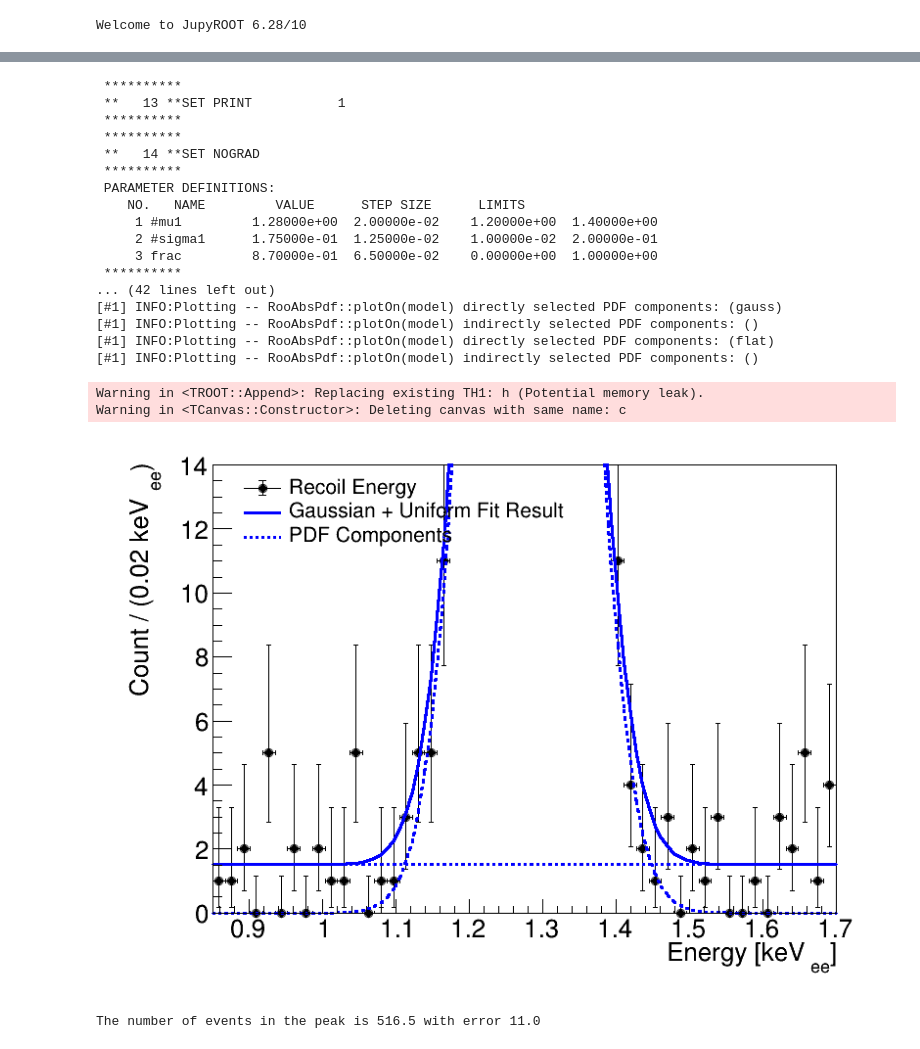
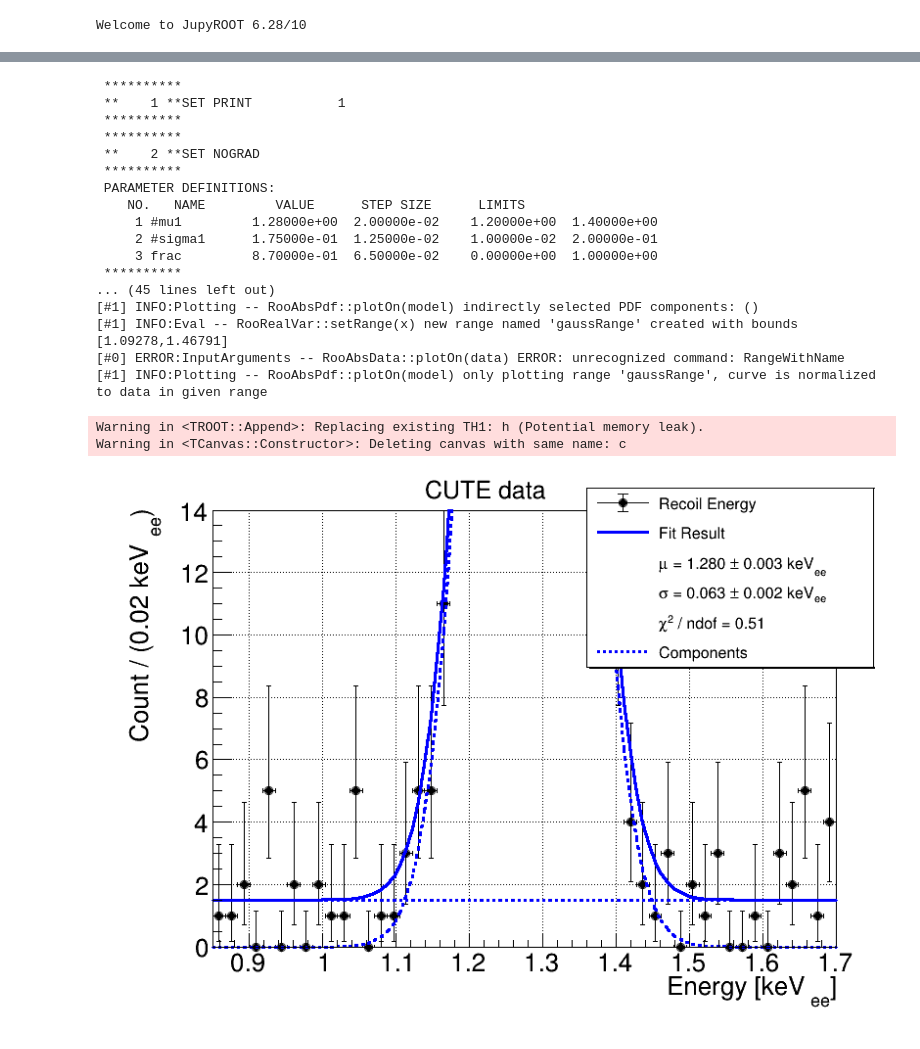
Before and after one commit to perry5334/CDMS, a Jupyter notebook: notebooks/CUTE/Ge71_Lines/GeCalib_SignalYield_CUTE.ipynb, the cells around one changed output, grey strips where cells are left out. Saved outputs shown, nothing was run; the diff lists cells and outputs as text; code cells hidden in the pictures.

Commit message:
Updates to fitting notebooks to measure peak vs. tail magnitude

```diff
--- a/notebooks/CUTE/Ge71_Lines/GeCalib_SignalYield_CUTE.ipynb
+++ b/notebooks/CUTE/Ge71_Lines/GeCalib_SignalYield_CUTE.ipynb
@@ -54,7 +54,7 @@ series_list=['23240109_075338', '23240109_021236',
 # %%
 ProdTag = 'CUTE_T3GeCalib_NxM_P4.0.0_V05-06_C0.3.6'
 # %%
-filepath = [f'/scratch/perry/CDMS/CUTE/R37/Processed/Releases/{ProdTag}/Submerged/{ProdTag}_{i}.root' for i in series_list]
+filepath = [f'/scratch/group/mitchcomp/CDMS/data/CDMS/CUTE/R37/Processed/Releases/{ProdTag}/Submerged/{ProdTag}_{i}.root' for i in series_list]
 # %%
 det = 1 # detector number
 
@@ -72,3 +69,10 @@ df_rqs = df_filtered.AsNumpy(RQs)
+# %%
+channels = [f"P{letter}S{side}" for side in [1, 2] for letter in ["A", "B", "C", "D", "E", "F"]]
+RQs = (["SeriesNumber", "PTOFamps", "PTINTall", "EventNumber", "EventTime"] + [chan + "peaknum" for chan in channels])
+df_rqs = df_filtered.AsNumpy(RQs)
+# %%
+peaknum = np.mean([df_rqs[chan + "peaknum"] for chan in channels], axis = 0)
+cPileup = ((peaknum < 1.5) & (df_rqs['PTOFamps'] < 1e-5)) | ((peaknum < 1.5) & (peaknum > 0.5) & (df_rqs['PTOFamps'] > 1e-5))
 # %%
 def linearize(x):
     return 1/b * (np.exp(x / a) - 1)
@@ -86,7 +144,7 @@ df_rqs['PTOFamps_keVee'] = pt2keV(df_rqs['PTOFamps'])
 ROOT.gStyle.SetOptStat(0)
 bins_start = 0
 bins_end = 80
-nbins = 150
+nbins = 100
 bindiff = np.round((bins_end - bins_start) / nbins, 2)
 
 # Create a ROOT histogram: (name, title, nbins, xmin, xmax)
@@ -112,5 +170,6 @@ c.SetBottomMargin(0.15)
 c.SetRightMargin(0.05)
 c.SetTopMargin(0.05)
 h.Draw()
+c.SetGrid(1,1)
 c.Draw()
 # %% [output]
@@ -227,7 +251,8 @@ m.migrad()
 
 fit_result = m.save()
 
-frame = x.frame(ROOT.RooFit.Title(" "))
+frame = x.frame(ROOT.RooFit.Title("CUTE data"))
+frame.SetLabelSize(0.05)
 # Change axis labels
 frame.GetXaxis().SetTitle("Energy [keV_{ee}]")
 frame.GetYaxis().SetTitle(f"Count / (" + str(bindiff) + " keV_{ee})")
@@ -237,58 +262,71 @@ frame.GetXaxis().SetTitleSize(0.05)
 frame.GetYaxis().SetTitleSize(0.05)
 
 data.plotOn(frame, ROOT.RooFit.Name("Recoil Energy"))
-model.plotOn(frame, ROOT.RooFit.Name("Gaussian + Uniform Fit Result"))
-model.plotOn(frame, ROOT.RooFit.Components("gauss"), ROOT.RooFit.LineStyle(ROOT.kDashed), ROOT.RooFit.LineColor(ROOT.kBlue), ROOT.RooFit.Name("PDF Components"))
+model.plotOn(frame, ROOT.RooFit.Name("Fit Result"))
+model.plotOn(frame, ROOT.RooFit.Components("gauss"), ROOT.RooFit.LineStyle(ROOT.kDashed), ROOT.RooFit.LineColor(ROOT.kBlue), ROOT.RooFit.Name("Components"))
 model.plotOn(frame, ROOT.RooFit.Components("flat"), ROOT.RooFit.LineStyle(ROOT.kDashed), ROOT.RooFit.LineColor(ROOT.kBlue))
 
+upper_bound = ROOT.RooFormulaVar("upperBound", "@0 + 3 * @1", ROOT.RooArgList(mean, sigma))
+lower_bound = ROOT.RooFormulaVar("lowerBound", "@0 - 3 * @1", ROOT.RooArgList(mean, sigma))
+mean_upper_bound = upper_bound.getVal()
+mean_lower_bound = lower_bound.getVal()
+x.setRange("gaussRange", mean_lower_bound, mean_upper_bound)
+
+frame_narrow = x.frame(ROOT.RooFit.Range("gaussRange"), ROOT.RooFit.Title("Narrow"))
+
+# Plot data and model within the narrow range
+data.plotOn(frame_narrow, ROOT.RooFit.Range("gaussRange"), ROOT.RooFit.Name("data_narrow"))
+model.plotOn(frame_narrow,
+             ROOT.RooFit.Range("gaussRange"),
+             ROOT.RooFit.Name("model_narrow"))
+nbins = np.round(mean_upper_bound - mean_lower_bound) / bindiff
+chi2_narrow = frame_narrow.chiSquare(3)
+
 # Create legend
-legend = ROOT.TLegend(0.18, 0.8, 0.45, 0.93)
-legend.SetBorderSize(0)
-legend.SetFillStyle(0)
+legend = ROOT.TLegend(0.63, 0.65, 1, 0.97)
+legend.SetBorderSize(2)
+legend.SetFillColor(0)
 
 # Add entries by retrieving plotted objects by name
 legend.AddEntry(frame.findObject("Recoil Energy"),  "Recoil Energy", "lep")
-legend.AddEntry(frame.findObject(f"Gaussian + Uniform Fit Result"), f"Gaussian + Uniform Fit Result", "l")
-legend.AddEntry(frame.findObject("PDF Components"), "PDF Components", "l")
-legend.SetTextSize(0.04)
+legend.AddEntry(frame.findObject(f"Fit Result"), f"Fit Result", "l")
+legend.AddEntry(0, "#mu = " + f"{mean.getVal():.3f} #pm {mean.getPropagatedError(fit_result):.3f}" + " keV_{ee}", "")
+legend.AddEntry(0, "#sigma = " + f"{sigma.getVal():.3f} #pm {sigma.getPropagatedError(fit_result):.3f}" + " keV_{ee}", "")
+legend.AddEntry(0, "#chi^{2} / ndof = " + f"{chi2_narrow:.2f}", "")
+legend.AddEntry(frame.findObject("Components"), "Components", "l")
+legend.SetTextSize(0.03)
 
 frame.SetMinimum(0)
-#frame.SetMaximum(85)  # Adjust based on your data
+#frame.SetMaximum(72)  # Adjust based on your data
 frame.SetMaximum(14)  # Adjust based on your data
 
 c = ROOT.TCanvas("c", "Fit Canvas", 800, 600)
 c.SetLeftMargin(0.15)
 c.SetBottomMargin(0.15)
 c.SetRightMargin(0.05)
-c.SetTopMargin(0.05)
+c.SetTopMargin(0.07)
+c.SetGrid(1,1)
 frame.Draw()
 legend.Draw()
 c.Draw()
 # %% [output]
  **********
- **   13 **SET PRINT           1
+ **    1 **SET PRINT           1
  **********
  **********
- **   14 **SET NOGRAD
+ **    2 **SET NOGRAD
  **********
  PARAMETER DEFINITIONS:
     NO.   NAME         VALUE      STEP SIZE      LIMITS
      1 #mu1         1.28000e+00  2.00000e-02    1.20000e+00  1.40000e+00
      2 #sigma1      1.75000e-01  1.25000e-02    1.00000e-02  2.00000e-01
      3 frac         8.70000e-01  6.50000e-02    0.00000e+00  1.00000e+00
  **********
-... (42 lines left out)
-[#1] INFO:Plotting -- RooAbsPdf::plotOn(model) directly selected PDF components: (gauss)
+... (45 lines left out)
 [#1] INFO:Plotting -- RooAbsPdf::plotOn(model) indirectly selected PDF components: ()
-[#1] INFO:Plotting -- RooAbsPdf::plotOn(model) directly selected PDF components: (flat)
-[#1] INFO:Plotting -- RooAbsPdf::plotOn(model) indirectly selected PDF components: ()
+[#1] INFO:Eval -- RooRealVar::setRange(x) new range named 'gaussRange' created with bounds [1.09278,1.46791]
+[#0] ERROR:InputArguments -- RooAbsData::plotOn(data) ERROR: unrecognized command: RangeWithName
+[#1] INFO:Plotting -- RooAbsPdf::plotOn(model) only plotting range 'gaussRange', curve is normalized to data in given range
 Warning in <TROOT::Append>: Replacing existing TH1: h (Potential memory leak).
 Warning in <TCanvas::Constructor>: Deleting canvas with same name: c
-[figure, old version]
+[figure, new version]
-# %%
-nevent = ROOT.RooRealVar("#nevent", "#number of fitted events", len(L_peak_data))
-signal = ROOT.RooProduct("event yield", "nevent * frac", ROOT.RooArgList(nevent, frac))
-
-print(f'The number of events in the peak is {signal.getVal():.1f} with error {signal.getPropagatedError(fit_result):.1f}')
-# %% [output]
-The number of events in the peak is 516.5 with error 11.0
```
Also changed, not shown: parts of 33 cells of this notebook, 4 other files.
